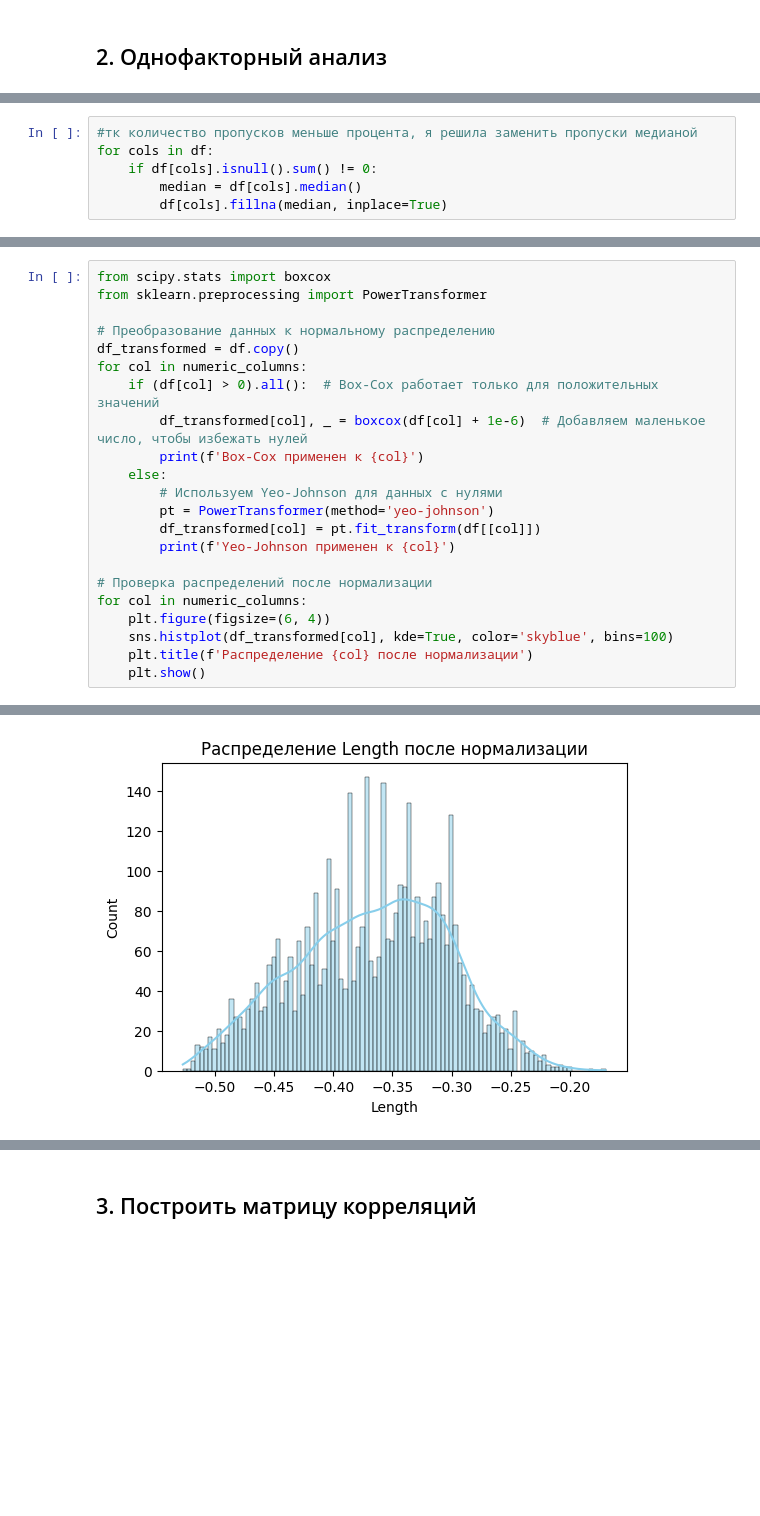
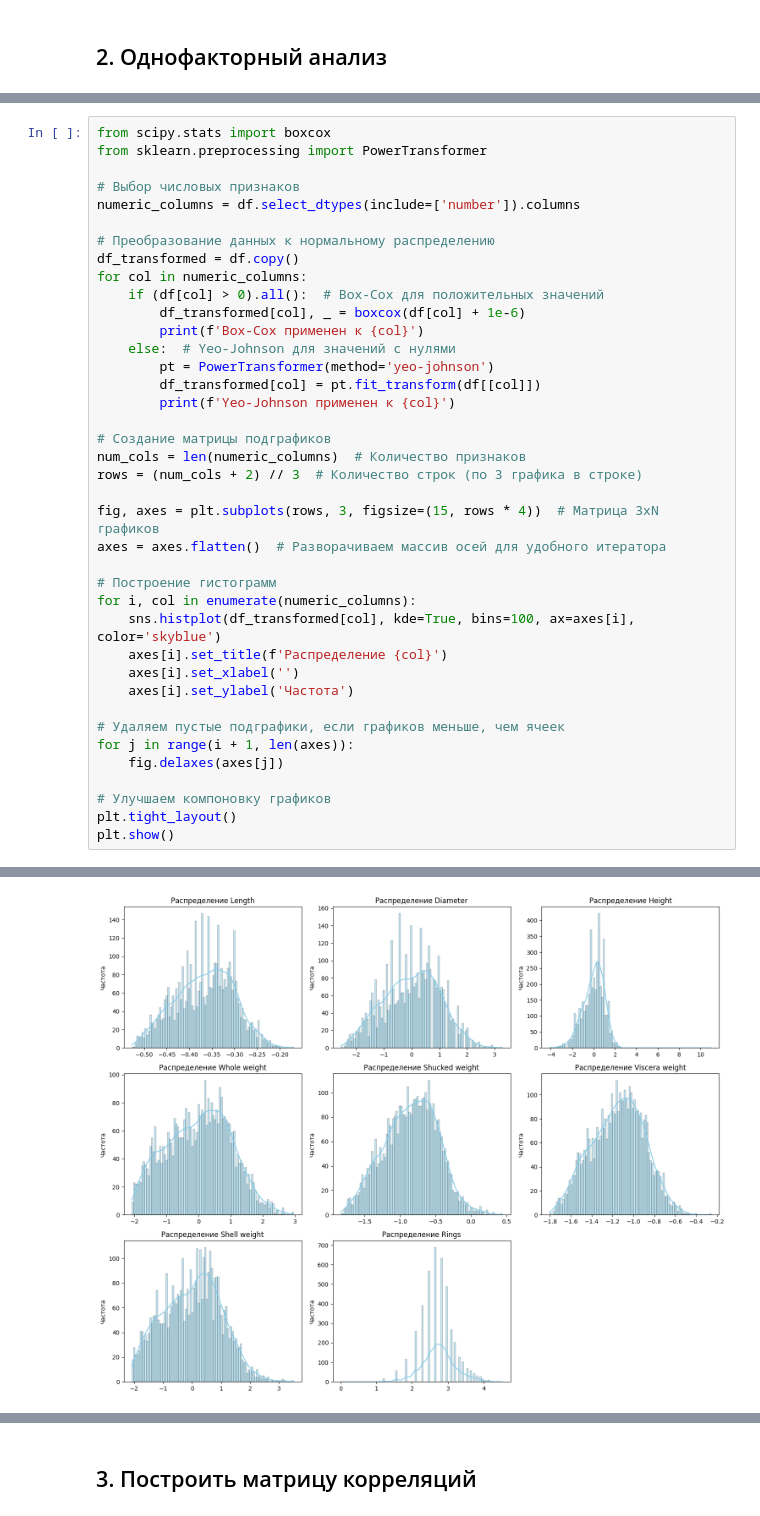
Before and after one commit to OXYCRiNGE/analysis, a Jupyter notebook: analysis.ipynb, the cells around one changed output, grey strips where cells are left out. Saved outputs shown, nothing was run; the diff lists cells and outputs as text; blank space fills up the shorter version.

```diff
--- a/analysis.ipynb
+++ b/analysis.ipynb
@@ -262,6 +247,0 @@ dtype: float64
-# %%
-#тк количество пропусков меньше процента, я решила заменить пропуски медианой
-for cols in df:
-    if df[cols].isnull().sum() != 0:
-        median = df[cols].median()
-        df[cols].fillna(median, inplace=True)
@@ -283,23 +249,40 @@ dtype: float64
 from scipy.stats import boxcox
 from sklearn.preprocessing import PowerTransformer
 
+# Выбор числовых признаков
+numeric_columns = df.select_dtypes(include=['number']).columns
+
 # Преобразование данных к нормальному распределению
 df_transformed = df.copy()
 for col in numeric_columns:
-    if (df[col] > 0).all():  # Box-Cox работает только для положительных значений
-        df_transformed[col], _ = boxcox(df[col] + 1e-6)  # Добавляем маленькое число, чтобы избежать нулей
+    if (df[col] > 0).all():  # Box-Cox для положительных значений
+        df_transformed[col], _ = boxcox(df[col] + 1e-6)
         print(f'Box-Cox применен к {col}')
-    else:
-        # Используем Yeo-Johnson для данных с нулями
+    else:  # Yeo-Johnson для значений с нулями
         pt = PowerTransformer(method='yeo-johnson')
         df_transformed[col] = pt.fit_transform(df[[col]])
         print(f'Yeo-Johnson применен к {col}')
 
-# Проверка распределений после нормализации
-for col in numeric_columns:
-    plt.figure(figsize=(6, 4))
-    sns.histplot(df_transformed[col], kde=True, color='skyblue', bins=100)
-    plt.title(f'Распределение {col} после нормализации')
-    plt.show()
+# Создание матрицы подграфиков
+num_cols = len(numeric_columns)  # Количество признаков
+rows = (num_cols + 2) // 3  # Количество строк (по 3 графика в строке)
+
+fig, axes = plt.subplots(rows, 3, figsize=(15, rows * 4))  # Матрица 3xN графиков
+axes = axes.flatten()  # Разворачиваем массив осей для удобного итератора
+
+# Построение гистограмм
+for i, col in enumerate(numeric_columns):
+    sns.histplot(df_transformed[col], kde=True, bins=100, ax=axes[i], color='skyblue')
+    axes[i].set_title(f'Распределение {col}')
+    axes[i].set_xlabel('')
+    axes[i].set_ylabel('Частота')
+
+# Удаляем пустые подграфики, если графиков меньше, чем ячеек
+for j in range(i + 1, len(axes)):
+    fig.delaxes(axes[j])
+
+# Улучшаем компоновку графиков
+plt.tight_layout()
+plt.show()
 # %% [output]
 Box-Cox применен к Length
@@ -312,2 +295,2 @@ Box-Cox применен к Shell weight
 Box-Cox применен к Rings
-[figure, old version]
+[figure, new version]
```
Also changed, not shown: parts of 15 cells of this notebook.
